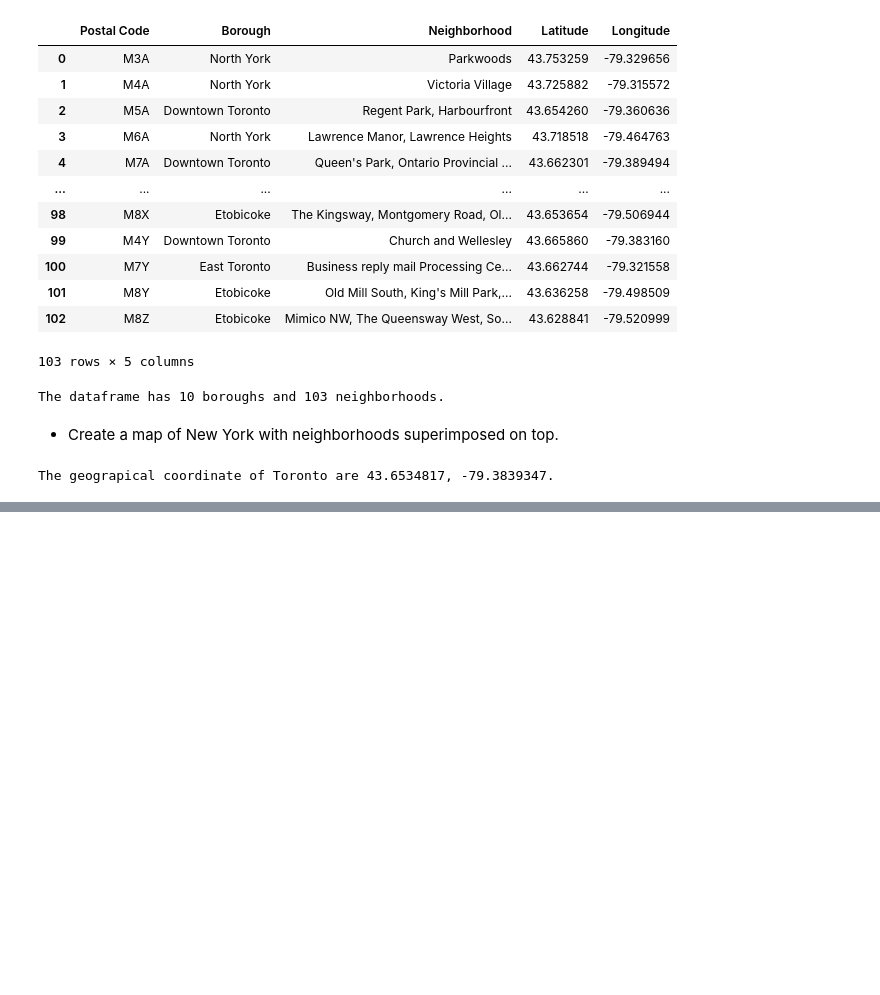
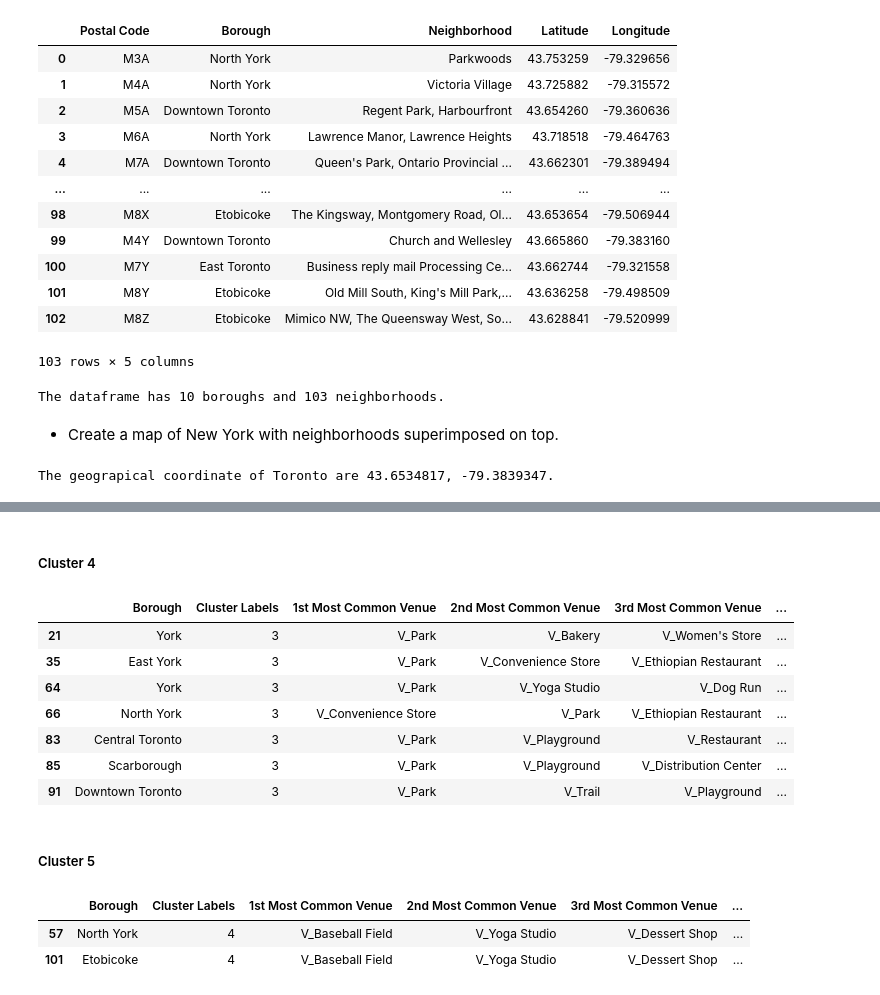
Before and after one commit to mmozalp/Course_IBMDataScienceSpecialization, a Jupyter notebook: AppliedDataScienceCapstone/SegmentingAndClusteringNeighborhoods-Part-III.ipynb, the cells around one changed output, grey strips where cells are left out. Saved outputs shown, nothing was run; the diff lists cells and outputs as text; code cells hidden in the pictures; blank space fills up the shorter version.

```diff
--- a/AppliedDataScienceCapstone/SegmentingAndClusteringNeighborhoods-Part-III.ipynb
+++ b/AppliedDataScienceCapstone/SegmentingAndClusteringNeighborhoods-Part-III.ipynb
@@ -85,0 +410,21 @@ toronto_data.head()
+# %% [markdown]
+##### Cluster 4
+# %%
+toronto_merged.loc[toronto_merged['Cluster Labels'] == 3, toronto_merged.columns[[1] + list(range(5, toronto_merged.shape[1]))]]
+# %% [output]
+|  | Borough | Cluster Labels | 1st Most Common Venue | 2nd Most Common Venue | 3rd Most Common Venue | ... |
+| 21 | York | 3 | V_Park | V_Bakery | V_Women's Store | ... |
+| 35 | East York | 3 | V_Park | V_Convenience Store | V_Ethiopian Restaurant | ... |
+| 64 | York | 3 | V_Park | V_Yoga Studio | V_Dog Run | ... |
+| 66 | North York | 3 | V_Convenience Store | V_Park | V_Ethiopian Restaurant | ... |
+| 83 | Central Toronto | 3 | V_Park | V_Playground | V_Restaurant | ... |
+| 85 | Scarborough | 3 | V_Park | V_Playground | V_Distribution Center | ... |
+| 91 | Downtown Toronto | 3 | V_Park | V_Trail | V_Playground | ... |
+# %% [markdown]
+##### Cluster 5
+# %%
+toronto_merged.loc[toronto_merged['Cluster Labels'] == 4, toronto_merged.columns[[1] + list(range(5, toronto_merged.shape[1]))]]
+# %% [output]
+|  | Borough | Cluster Labels | 1st Most Common Venue | 2nd Most Common Venue | 3rd Most Common Venue | ... |
+| 57 | North York | 4 | V_Baseball Field | V_Yoga Studio | V_Dessert Shop | ... |
+| 101 | Etobicoke | 4 | V_Baseball Field | V_Yoga Studio | V_Dessert Shop | ... |
```
Also changed, not shown: parts of 38 cells of this notebook.
